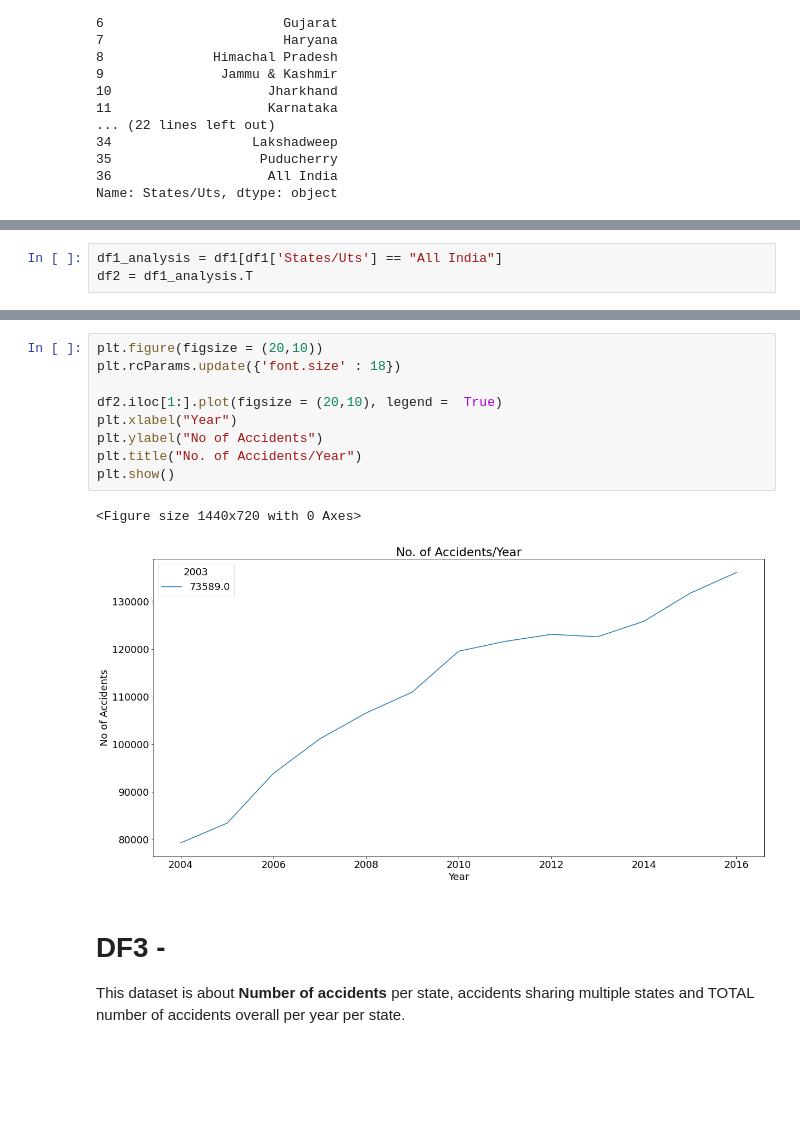
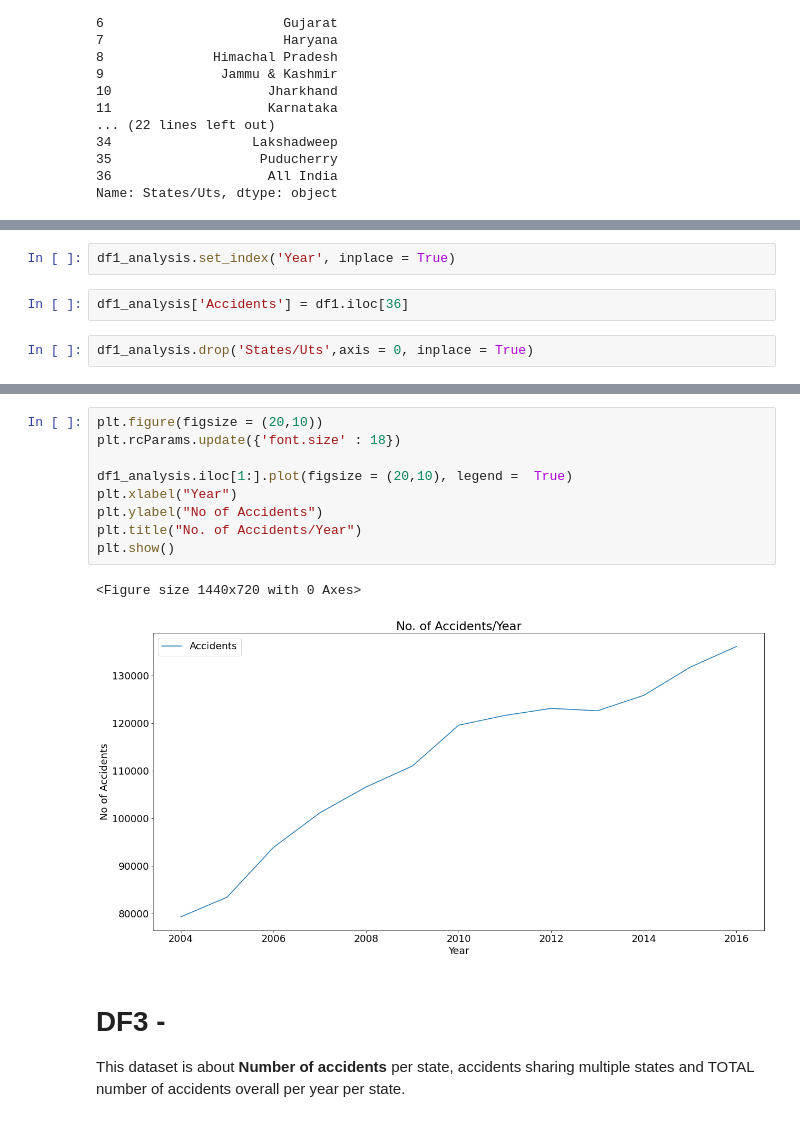
Before and after one commit to prajapatiabhi/Analysis_Of_Road_Accidents_in_India, a Jupyter notebook: Analysis_Road_Accidents.ipynb, the cells around one changed output, grey strips where cells are left out. Saved outputs shown, nothing was run; the diff lists cells and outputs as text; blank space fills up the shorter version.

```diff
--- a/Analysis_Road_Accidents.ipynb
+++ b/Analysis_Road_Accidents.ipynb
@@ -74,6 +74,9 @@ df1_analysis['Year'] = df1[df1['States/Uts'] == 'All India'].columns[1:]
-# %%
-df1_analysis = df1[df1['States/Uts'] == "All India"]
-df2 = df1_analysis.T
+# %%
+df1_analysis.set_index('Year', inplace = True)
+# %%
+df1_analysis['Accidents'] = df1.iloc[36]
+# %%
+df1_analysis.drop('States/Uts',axis = 0, inplace = True)
 # %%
 df1_analysis
 # %% [output]
@@ -104,15 +99,15 @@ df2
 # %%
 plt.figure(figsize = (20,10))
 plt.rcParams.update({'font.size' : 18})
 
-df2.iloc[1:].plot(figsize = (20,10), legend =  True)
+df1_analysis.iloc[1:].plot(figsize = (20,10), legend =  True)
 plt.xlabel("Year")
 plt.ylabel("No of Accidents")
 plt.title("No. of Accidents/Year")
 plt.show()
 # %% [output]
 <Figure size 1440x720 with 0 Axes>
-[figure, old version]
+[figure, new version]
 # %% [markdown]
 # DF3 -
 This dataset is about **Number of accidents** per state, accidents sharing multiple states and TOTAL number of accidents overall
```
Also changed, not shown: parts of 6 cells of this notebook.
